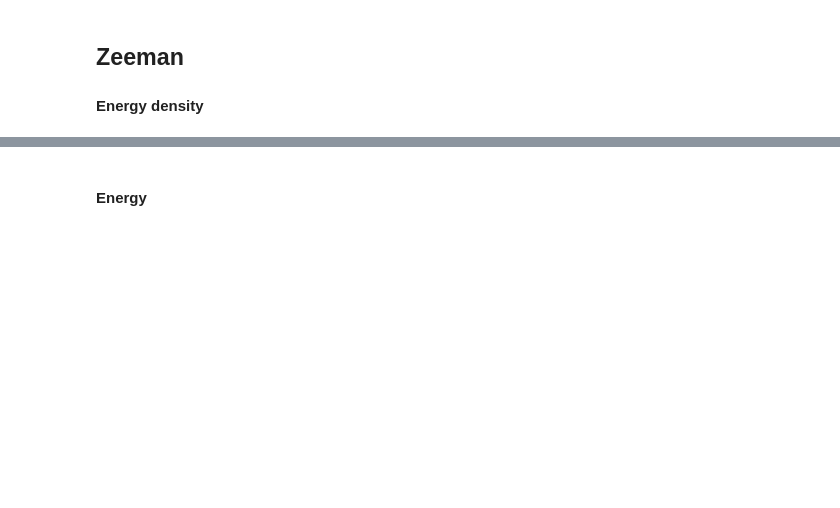
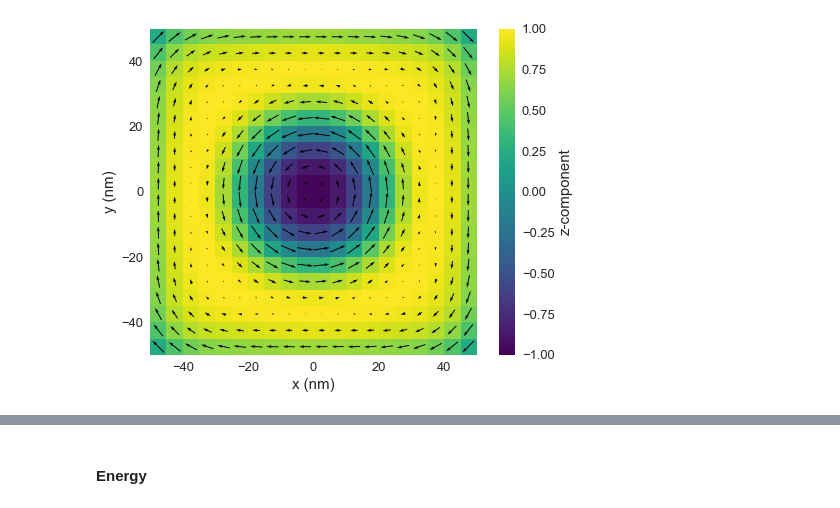
Before and after one commit to ubermag/discretisedfield, a Jupyter notebook: dev/operation-comparisons.ipynb, the cells around one changed output, grey strips where cells are left out. Cells and saved outputs as stored; diff of their text form; code cells hidden in the pictures; blank space fills up the shorter version.

```diff
--- a/dev/operation-comparisons.ipynb
+++ b/dev/operation-comparisons.ipynb
@@ -11,14 +13,13 @@ Skyrmion field
 # Geometry
 L = 100e-9
 thickness = 5e-9
-cell = 3*(5e-9,)
-
+cell = (5e-9, 5e-9, 5e-9)
 p1 = (-L/2, -L/2, 0)
 p2 = (L/2, L/2, thickness)
 region = df.Region(p1=p1, p2=p2)
 mesh = df.Mesh(region=region, cell=cell, bc='neumann')
 
-# Energy equation
+# Parameters
 mu0 = 4 * np.pi * 1e-7
 Ms = 3.84e5
 A = 8.78e-12
@@ -50,6 +53,6 @@ Running OOMMF (ExeOOMMFRunner) [2020/06/06 01:47]... (1.6 s)
 # %%
 m = system.m.orientation
+
+m.plane('z').mpl(scalar_clim=(-1, 1))
+# %% [output]
+[figure, added]
-# %% [markdown]
-## Zeeman
-
-#### Energy density
```
Also changed, not shown: parts of 28 cells of this notebook.
